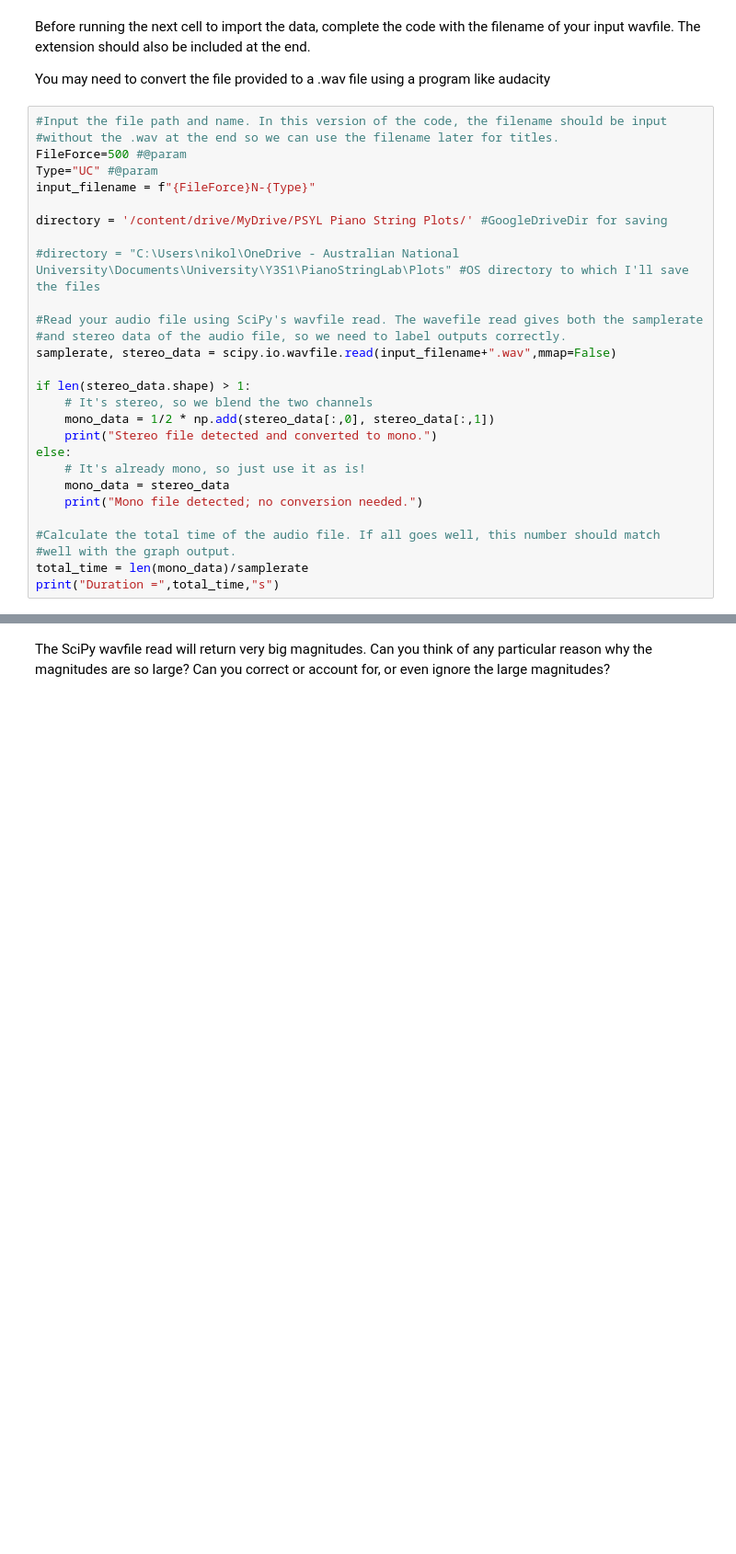
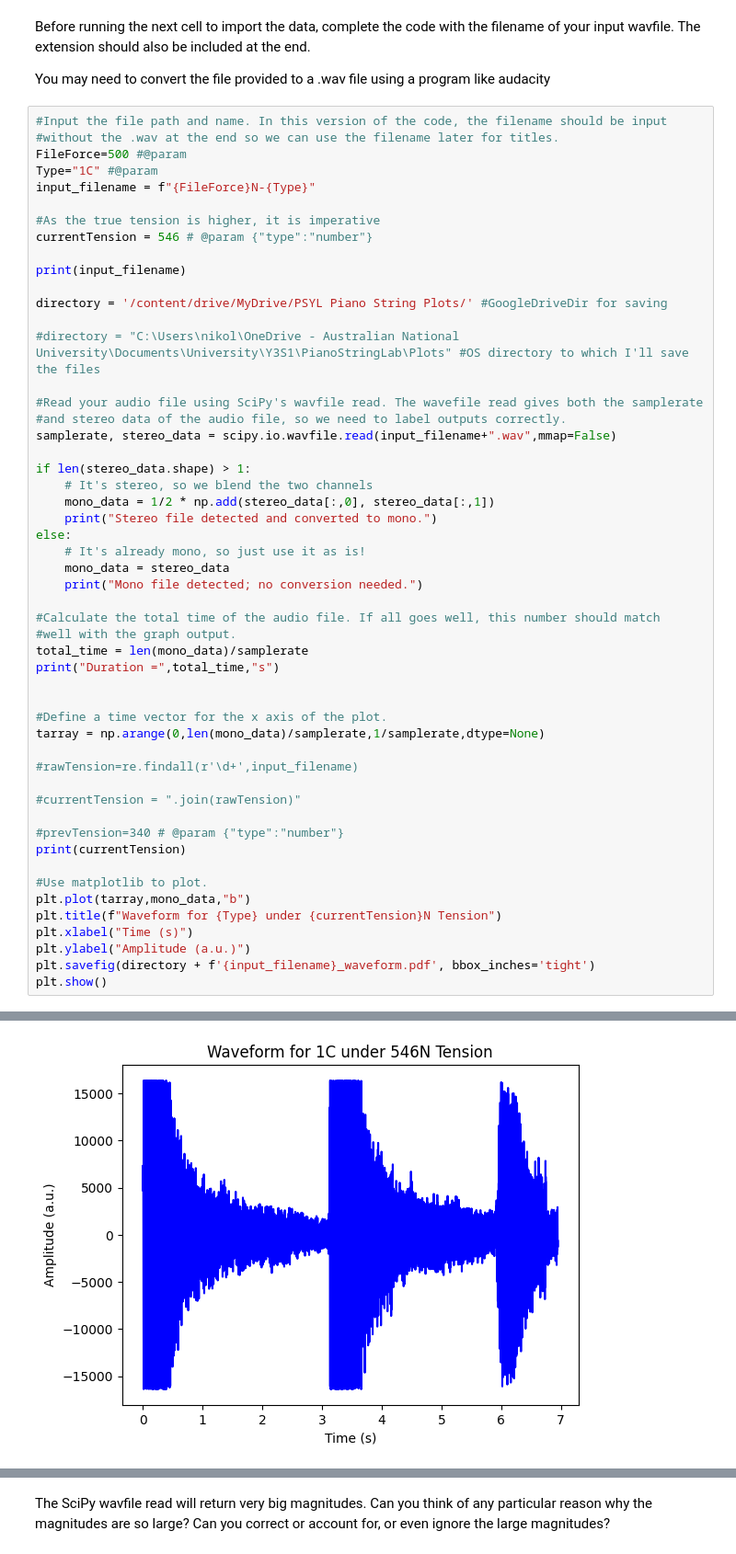
Before and after one commit to Nick-Apalis/PSYL-Fourier-Signals-Lab, a Jupyter notebook: Piano_strings_[updated_code_2026].ipynb, the cells around one changed output, grey strips where cells are left out. Shown at 92% size. Drawn from its saved outputs; the diff is of its cells as text; blank space fills up the shorter version.

```diff
--- a/Piano_strings_[updated_code_2026].ipynb
+++ b/Piano_strings_[updated_code_2026].ipynb
@@ -70,8 +77,13 @@ You may need to convert the file provided to a .wav file using a program like au
 #Input the file path and name. In this version of the code, the filename should be input
 #without the .wav at the end so we can use the filename later for titles.
 FileForce=500 #@param
-Type="UC" #@param
+Type="1C" #@param
 input_filename = f"{FileForce}N-{Type}"
+
+#As the true tension is higher, it is imperative
+currentTension = 546 # @param {"type":"number"}
+
+print(input_filename)
 
 directory = '/content/drive/MyDrive/PSYL Piano String Plots/' #GoogleDriveDir for saving
 
@@ -94,4 +106,23 @@ else:
 #well with the graph output.
 total_time = len(mono_data)/samplerate
 print("Duration =",total_time,"s")
+
+
+#Define a time vector for the x axis of the plot.
+tarray = np.arange(0,len(mono_data)/samplerate,1/samplerate,dtype=None)
+
+#rawTension=re.findall(r'\d+',input_filename)
+
+#currentTension = ".join(rawTension)"
+
+#prevTension=340 # @param {"type":"number"}
+print(currentTension)
+
+#Use matplotlib to plot.
+plt.plot(tarray,mono_data,"b")
+plt.title(f"Waveform for {Type} under {currentTension}N Tension")
+plt.xlabel("Time (s)")
+plt.ylabel("Amplitude (a.u.)")
+plt.savefig(directory + f'{input_filename}_waveform.pdf', bbox_inches='tight')
+plt.show()
 # %% [output]
@@ -99,0 +133 @@ Duration = 7.491950113378685 s
+[figure, added]
```
Also changed, not shown: parts of 28 cells of this notebook.
